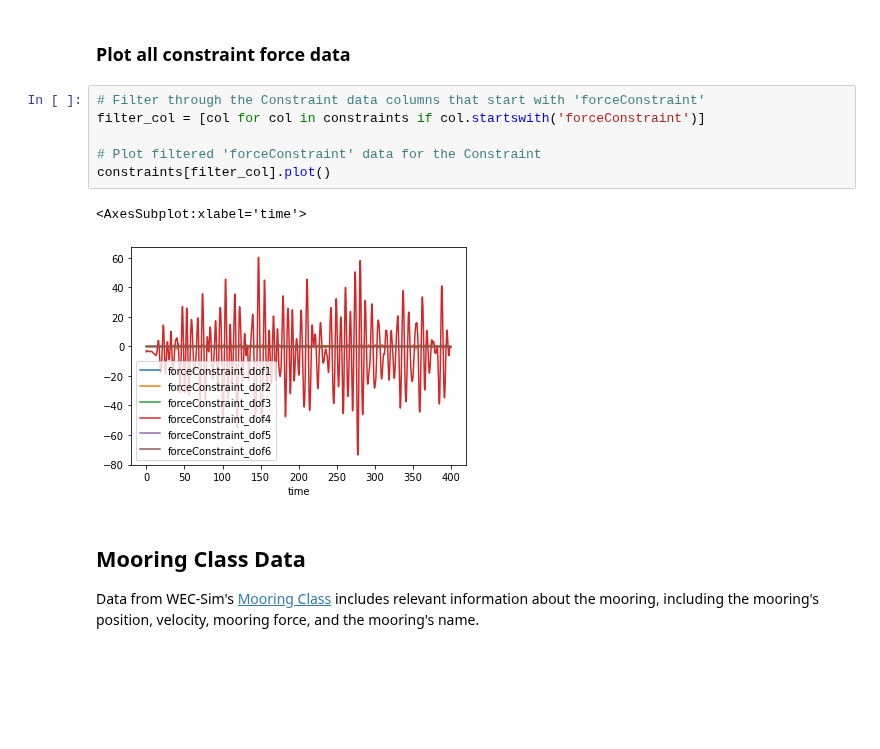
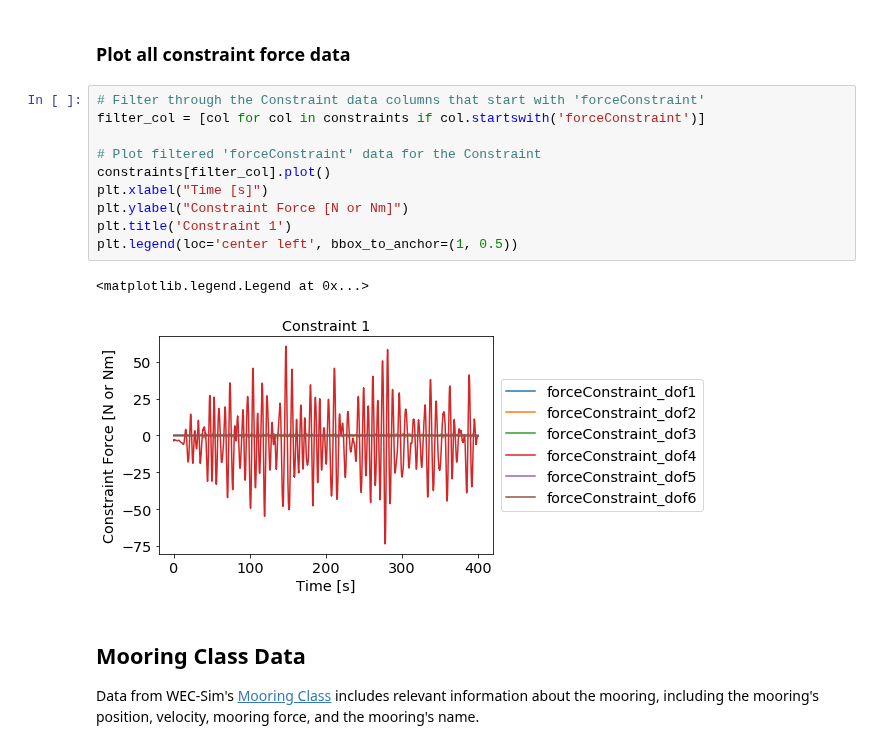
Before and after one commit to MHKiT-Software/MHKiT-Python, a Jupyter notebook: examples/wecsim_example.ipynb, the cells around one changed output. Drawn from its saved outputs; the diff is of its cells as text; blank space fills up the shorter version.

```diff
--- a/examples/wecsim_example.ipynb
+++ b/examples/wecsim_example.ipynb
@@ -205,12 +221,16 @@ constraints.head()
 # %%
 # Filter through the Constraint data columns that start with 'forceConstraint'
 filter_col = [col for col in constraints if col.startswith('forceConstraint')]
 
 # Plot filtered 'forceConstraint' data for the Constraint
 constraints[filter_col].plot()
+plt.xlabel("Time [s]")
+plt.ylabel("Constraint Force [N or Nm]")
+plt.title('Constraint 1')
+plt.legend(loc='center left', bbox_to_anchor=(1, 0.5))
 # %% [output]
-<AxesSubplot:xlabel='time'>
+<matplotlib.legend.Legend at 0x...>
-[figure, old version]
+[figure, new version]
 # %% [markdown]
 ## Mooring Class Data
 Data from WEC-Sim's [Mooring Class](http://wec-sim.github.io/WEC-Sim/code_structure.html#mooring-class) includes relevant information about the mooring, including the mooring's position, velocity, mooring force, and the mooring's name.
```
Also changed, not shown: parts of 7 cells of this notebook.
